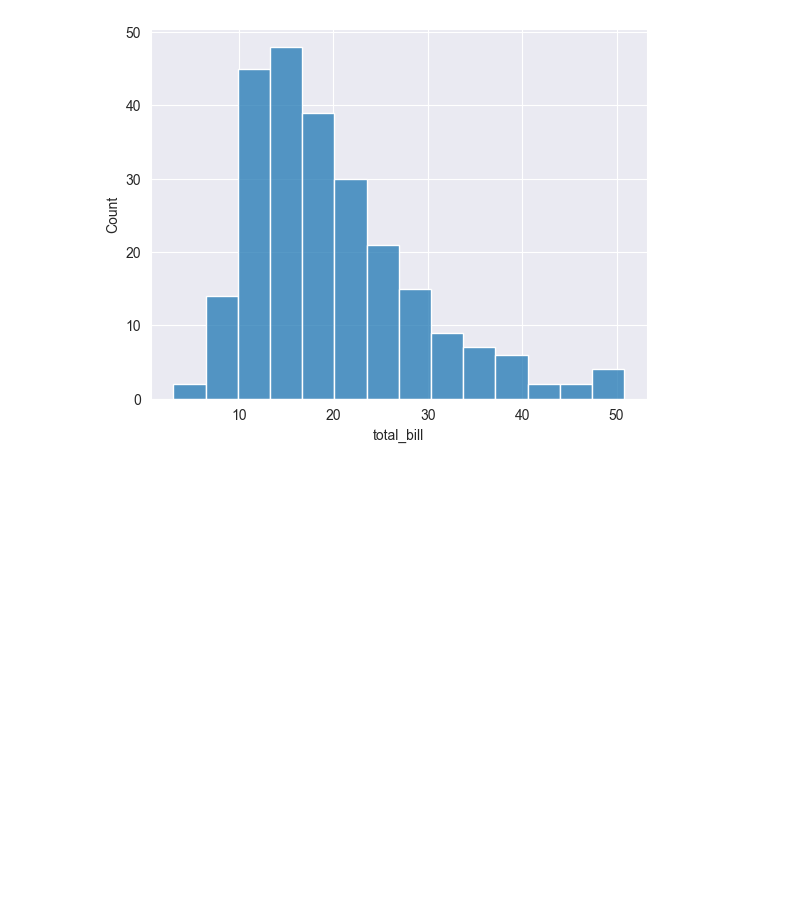
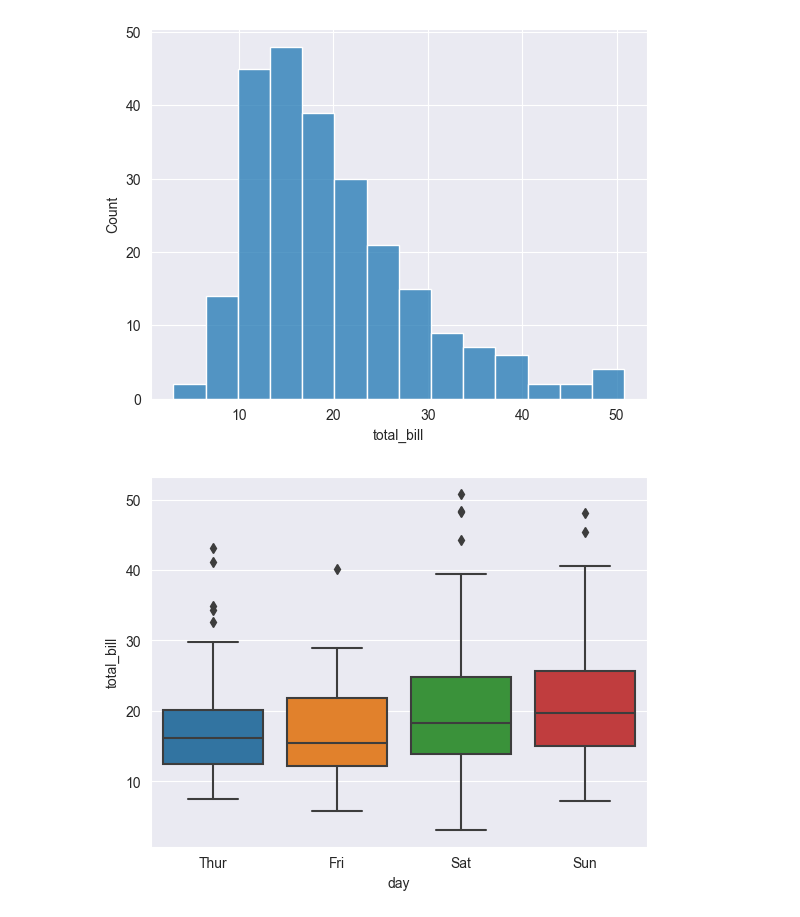
Before and after one commit to Rameshber/Interns-AI---DL, a Jupyter notebook: Day14.ipynb, the cells around one changed output. Cells and saved outputs as stored; diff of their text form; code cells hidden in the pictures; blank space fills up the shorter version.

```diff
--- a/Day14.ipynb
+++ b/Day14.ipynb
@@ -234,3 +235,9 @@ sns.histplot(data=tips, x="total_bill")
 plt.show()
 # %% [output]
 [figure]
+# %%
+# Box Plot
+sns.boxplot(data = tips , x ="day", y = "total_bill")
+plt.show()
+# %% [output]
+[figure, added]
```
Also changed, not shown: parts of 4 cells of this notebook.
